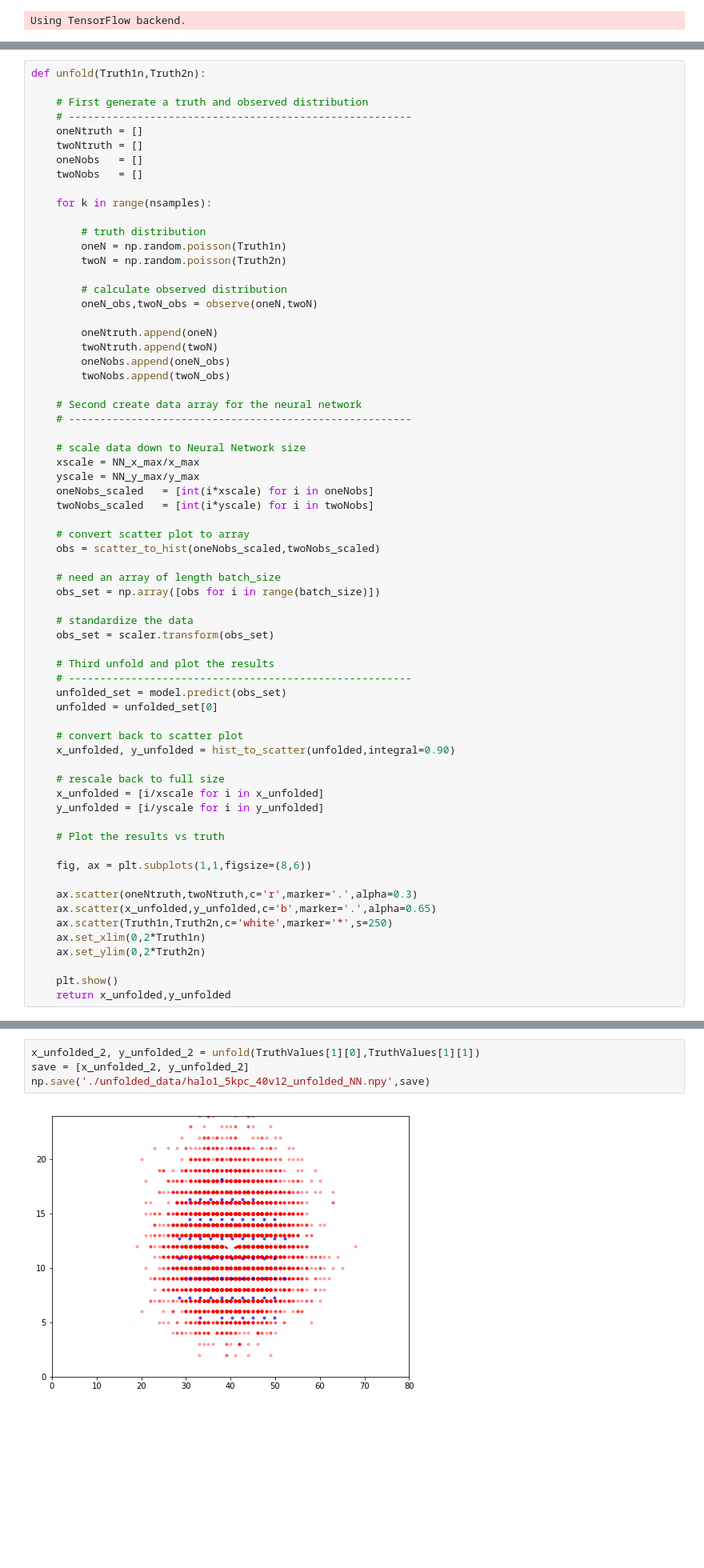
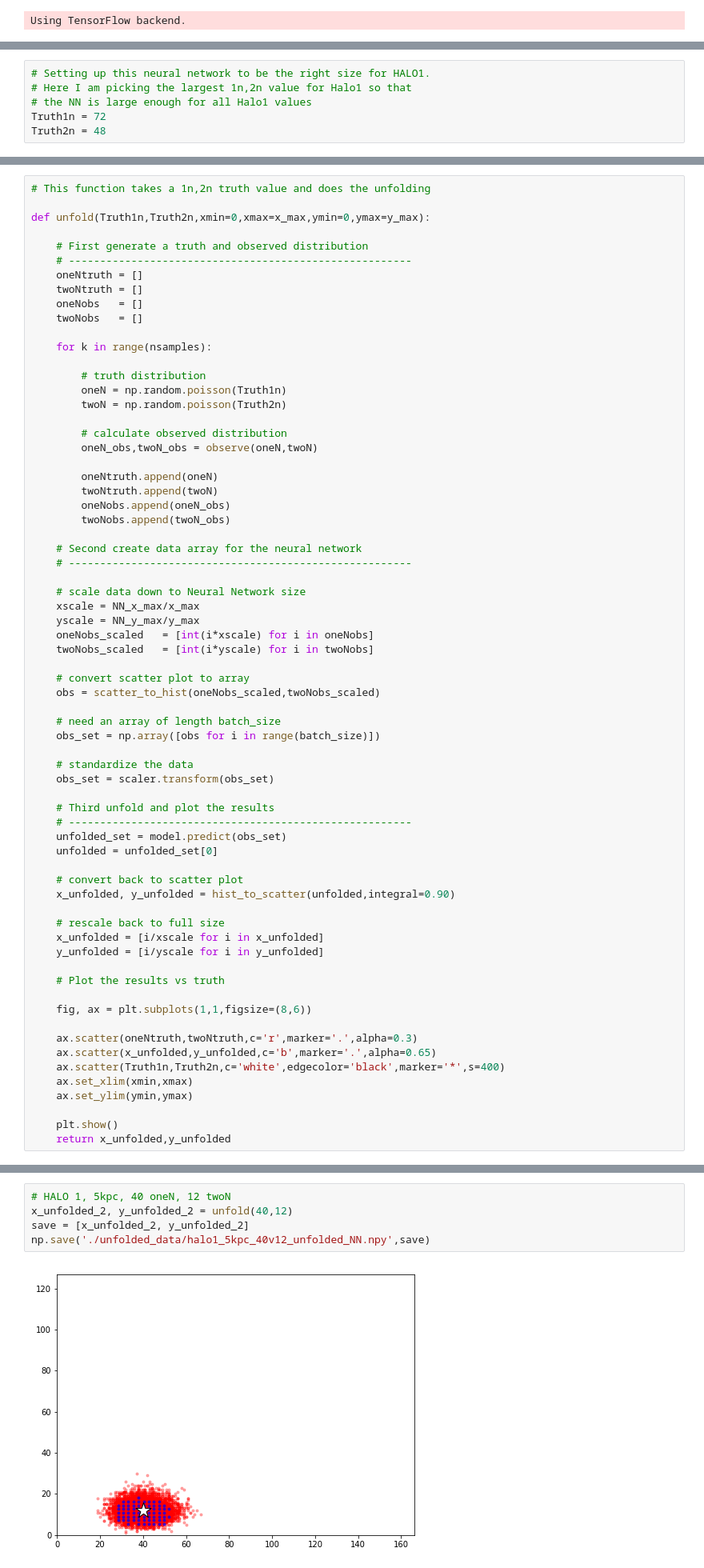
Before and after one commit to jfcrenshaw/halo, a Jupyter notebook: unfold_neural_network_halo1_5kpc.ipynb, the cells around one changed output, grey strips where cells are left out. Shown: that part at 80% size. Saved outputs shown, nothing was run; the diff lists cells and outputs as text; blank space fills up the shorter version.

Commit message:
Made NN unfolding notebooks for HALO1 at 5 and 10 kpc. Added these unfoldings to the unfolding plots notebook. Saved all plots therein as figures in the figures folder.

```diff
--- a/unfold_neural_network.ipynb
+++ b/unfold_neural_network_halo1_5kpc.ipynb
@@ -90 +95,7 @@ Truth2n = TruthValues[0][1]
+# %%
+# Setting up this neural network to be the right size for HALO1.
+# Here I am picking the largest 1n,2n value for Halo1 so that
+# the NN is large enough for all Halo1 values
+Truth1n = 72
+Truth2n = 48
 # %%
@@ -242,7 +269,9 @@ for plot_ in range(16):
 
 #### Unfolding
 # %%
-def unfold(Truth1n,Truth2n):
+# This function takes a 1n,2n truth value and does the unfolding
+
+def unfold(Truth1n,Truth2n,xmin=0,xmax=x_max,ymin=0,ymax=y_max):
 
     # First generate a truth and observed distribution
     # -------------------------------------------------------
@@ -301,9 +330,9 @@ def unfold(Truth1n,Truth2n):
 
     ax.scatter(oneNtruth,twoNtruth,c='r',marker='.',alpha=0.3)
     ax.scatter(x_unfolded,y_unfolded,c='b',marker='.',alpha=0.65)
-    ax.scatter(Truth1n,Truth2n,c='white',marker='*',s=250)
-    ax.set_xlim(0,2*Truth1n)
-    ax.set_ylim(0,2*Truth2n)
+    ax.scatter(Truth1n,Truth2n,c='white',edgecolor='black',marker='*',s=400)
+    ax.set_xlim(xmin,xmax)
+    ax.set_ylim(ymin,ymax)
 
     plt.show()
     return x_unfolded,y_unfolded
@@ -316,6 +346,7 @@ np.save('./unfolded_data/halo1_5kpc_72v48_unfolded_NN.npy',save)
 # %%
-x_unfolded_2, y_unfolded_2 = unfold(TruthValues[1][0],TruthValues[1][1])
+# HALO 1, 5kpc, 40 oneN, 12 twoN
+x_unfolded_2, y_unfolded_2 = unfold(40,12)
 save = [x_unfolded_2, y_unfolded_2]
 np.save('./unfolded_data/halo1_5kpc_40v12_unfolded_NN.npy',save)
 # %% [output]
-[figure, old version]
+[figure, new version]
```
Also changed, not shown: parts of 18 cells of this notebook, 14 other files.
